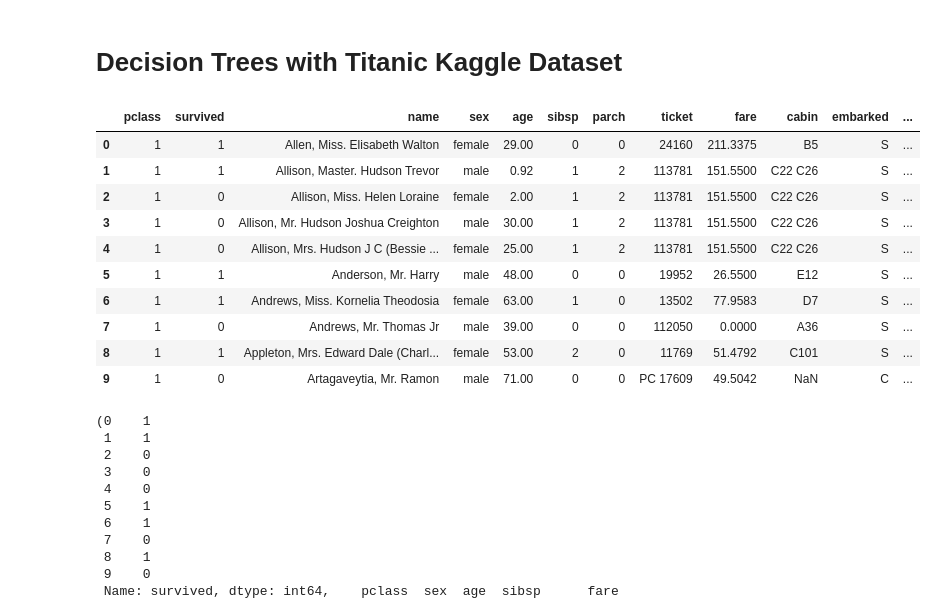
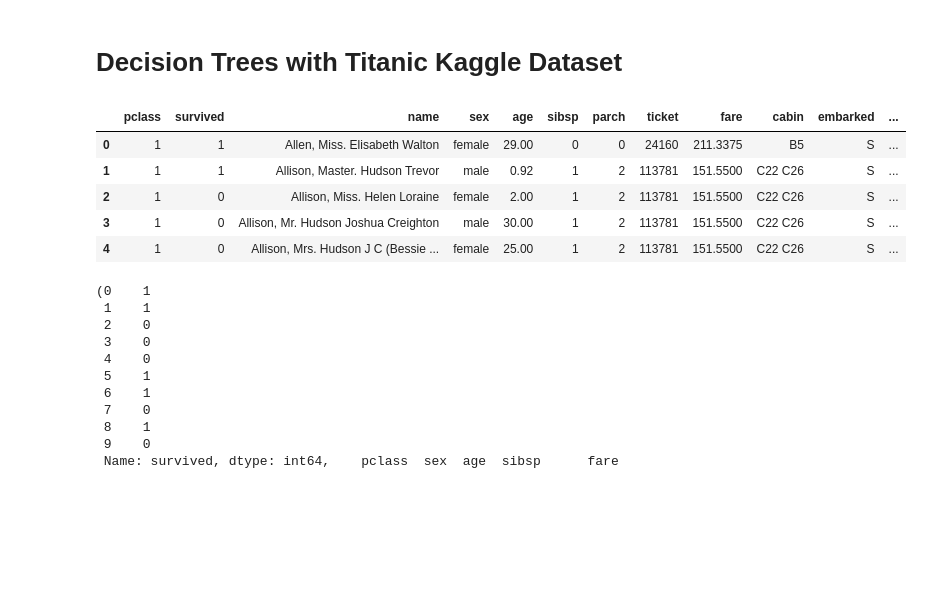
Before and after one commit to Umaigenomu/likejazz.github.io, a Jupyter notebook: notebooks/titanic.ipynb, the cells around one changed output. Drawn from its saved outputs; the diff is of its cells as text; code cells hidden in the pictures; blank space fills up the shorter version.

```diff
--- a/notebooks/titanic.ipynb
+++ b/notebooks/titanic.ipynb
@@ -3,19 +3,14 @@
 # %%
 import pandas
 data = pandas.read_csv("titanic.csv")
-data.head(10)
+data.head(5)
 # %% [output]
 |  | pclass | survived | name | sex | age | sibsp | parch | ticket | fare | cabin | embarked | ... |
 | 0 | 1 | 1 | Allen, Miss. Elisabeth Walton | female | 29.00 | 0 | 0 | 24160 | 211.3375 | B5 | S | ... |
 | 1 | 1 | 1 | Allison, Master. Hudson Trevor | male | 0.92 | 1 | 2 | 113781 | 151.5500 | C22 C26 | S | ... |
 | 2 | 1 | 0 | Allison, Miss. Helen Loraine | female | 2.00 | 1 | 2 | 113781 | 151.5500 | C22 C26 | S | ... |
 | 3 | 1 | 0 | Allison, Mr. Hudson Joshua Creighton | male | 30.00 | 1 | 2 | 113781 | 151.5500 | C22 C26 | S | ... |
 | 4 | 1 | 0 | Allison, Mrs. Hudson J C (Bessie ... | female | 25.00 | 1 | 2 | 113781 | 151.5500 | C22 C26 | S | ... |
-| 5 | 1 | 1 | Anderson, Mr. Harry | male | 48.00 | 0 | 0 | 19952 | 26.5500 | E12 | S | ... |
-| 6 | 1 | 1 | Andrews, Miss. Kornelia Theodosia | female | 63.00 | 1 | 0 | 13502 | 77.9583 | D7 | S | ... |
-| 7 | 1 | 0 | Andrews, Mr. Thomas Jr | male | 39.00 | 0 | 0 | 112050 | 0.0000 | A36 | S | ... |
-| 8 | 1 | 1 | Appleton, Mrs. Edward Dale (Charl... | female | 53.00 | 2 | 0 | 11769 | 51.4792 | C101 | S | ... |
-| 9 | 1 | 0 | Artagaveytia, Mr. Ramon | male | 71.00 | 0 | 0 | PC 17609 | 49.5042 | NaN | C | ... |
 # %%
 y, X = data['survived'], data[['pclass','sex','age','sibsp', 'fare']].fillna(0)
 X['sex'].replace(['female','male'],[0,1],inplace=True)
```
Also changed, not shown: 1 other file.
